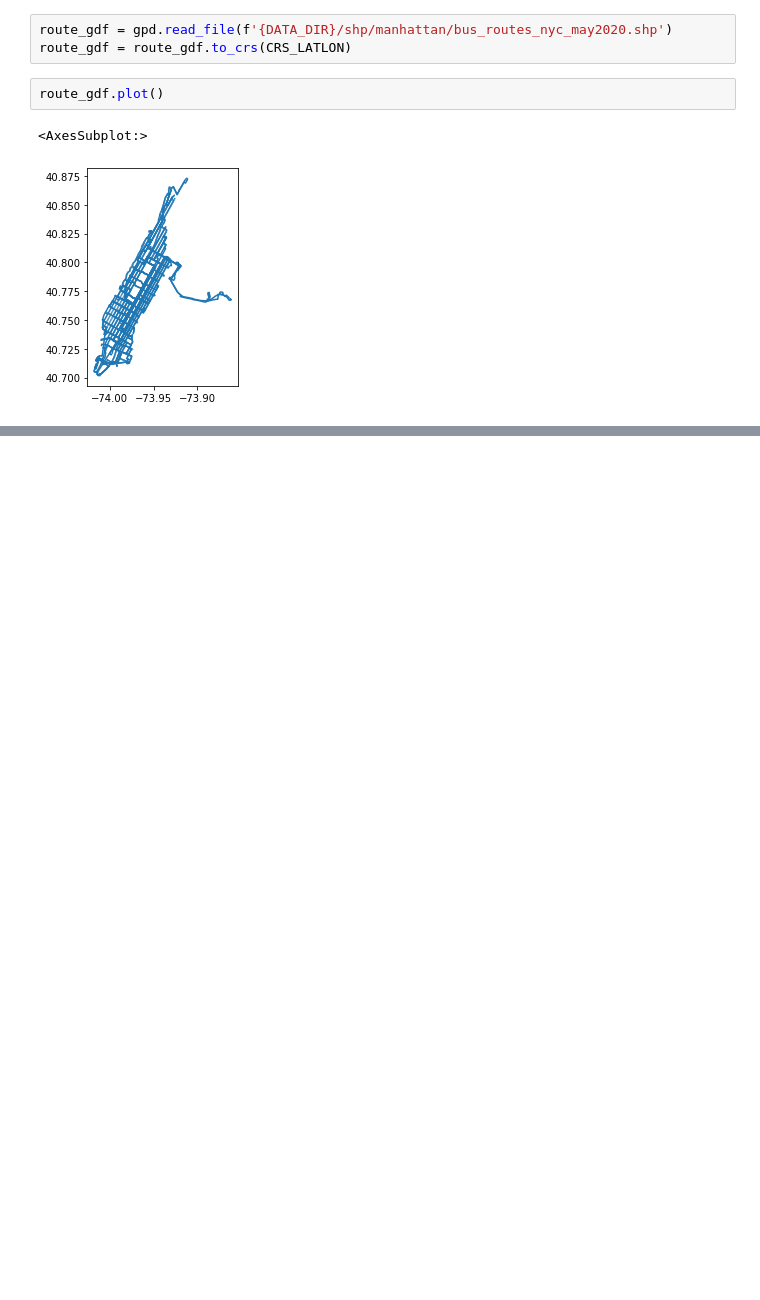
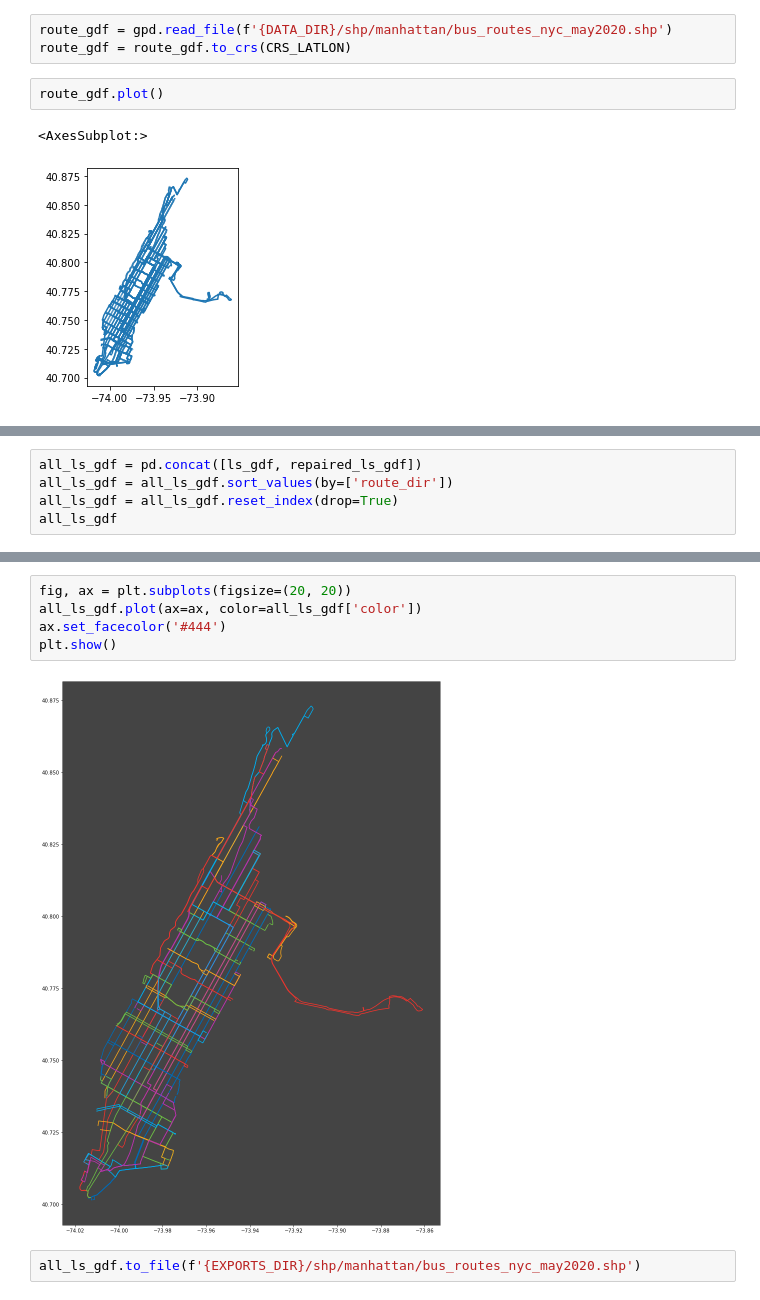
Before and after one commit to cpcarey/nyu-cusp-gtfs-bus, a Jupyter notebook: src/notebooks/shp/0101_repair_route_shp_files.ipynb, the cells around one changed output, grey strips where cells are left out. Saved outputs shown, nothing was run; the diff lists cells and outputs as text; blank space fills up the shorter version.

```diff
--- a/src/notebooks/shp/0101_repair_route_shp_files.ipynb
+++ b/src/notebooks/shp/0101_repair_route_shp_files.ipynb
@@ -220,0 +301,5 @@ for i in range(len(mls_gdf)):
+# %%
+all_ls_gdf = pd.concat([ls_gdf, repaired_ls_gdf])
+all_ls_gdf = all_ls_gdf.sort_values(by=['route_dir'])
+all_ls_gdf = all_ls_gdf.reset_index(drop=True)
+all_ls_gdf
@@ -220,0 +320,9 @@ for i in range(len(mls_gdf)):
+# %%
+fig, ax = plt.subplots(figsize=(20, 20))
+all_ls_gdf.plot(ax=ax, color=all_ls_gdf['color'])
+ax.set_facecolor('#444')
+plt.show()
+# %% [output]
+[figure, added]
+# %%
+all_ls_gdf.to_file(f'{EXPORTS_DIR}/shp/manhattan/bus_routes_nyc_may2020.shp')
```
Also changed, not shown: parts of 15 cells of this notebook, 4 other files.
